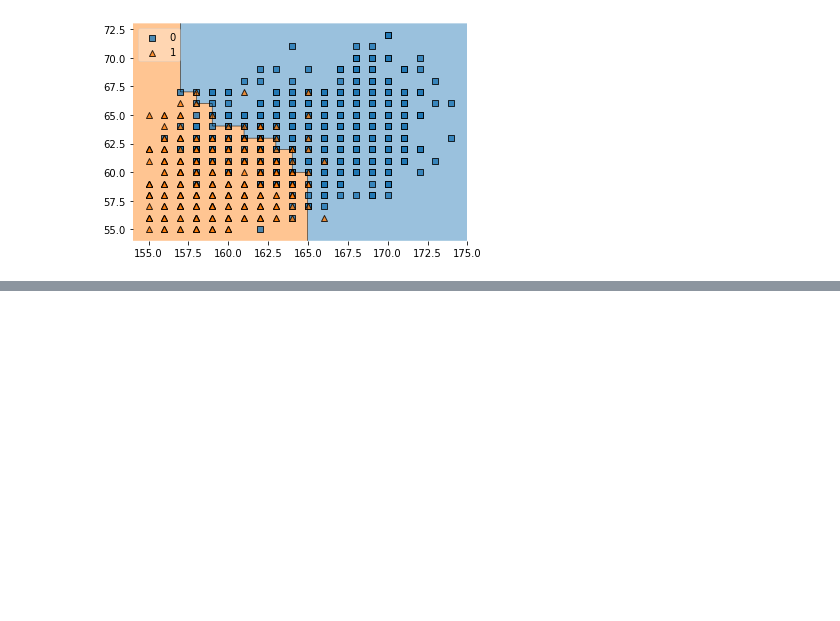
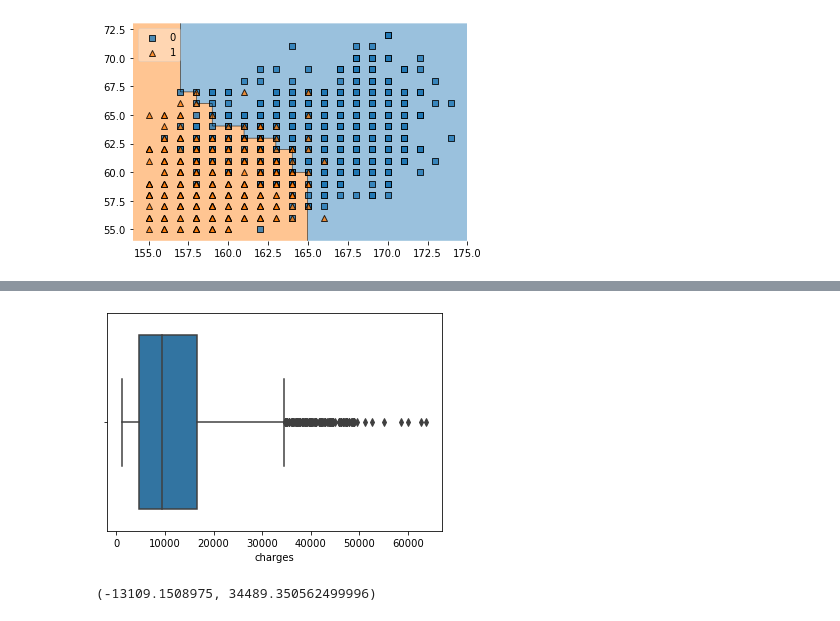
Before and after one commit to MuhammadUzair0786/Non-Linear-Machine-Learning-Model-Building, a Jupyter notebook: K-Nearest-Neighbour-Algorithm.ipynb, the cells around one changed output, grey strips where cells are left out. Drawn from its saved outputs; the diff is of its cells as text; code cells hidden in the pictures; blank space fills up the shorter version.

Commit message:
KNN Regression Problem solve on Medical_Checkup_Charges.csv

```diff
--- a/K-Nearest-Neighbour-Algorithm.ipynb
+++ b/K-Nearest-Neighbour-Algorithm.ipynb
@@ -114,0 +120,3 @@ plt.show()
+# %%
+dataset = pd.read_csv(r'C:\Users\Muhammad Uzair\Downloads\Datasets\Medical_Checkup_Charges.csv')
+dataset.head(3)
@@ -114,0 +151,15 @@ plt.show()
+# %%
+sns.boxplot(x='charges', data=dataset)
+plt.show()
+# %% [output]
+[figure, added]
+# %%
+q1 = dataset['charges'].quantile(0.25)
+q3 = dataset['charges'].quantile(0.75)
+iqr = q3 - q1
+mini = q1 - 1.5 * iqr
+max = q3 + 1.5 * iqr
+
+mini, max
+# %% [output]
+(-13109.1508975, 34489.350562499996)
```
Also changed, not shown: parts of 45 cells of this notebook.
